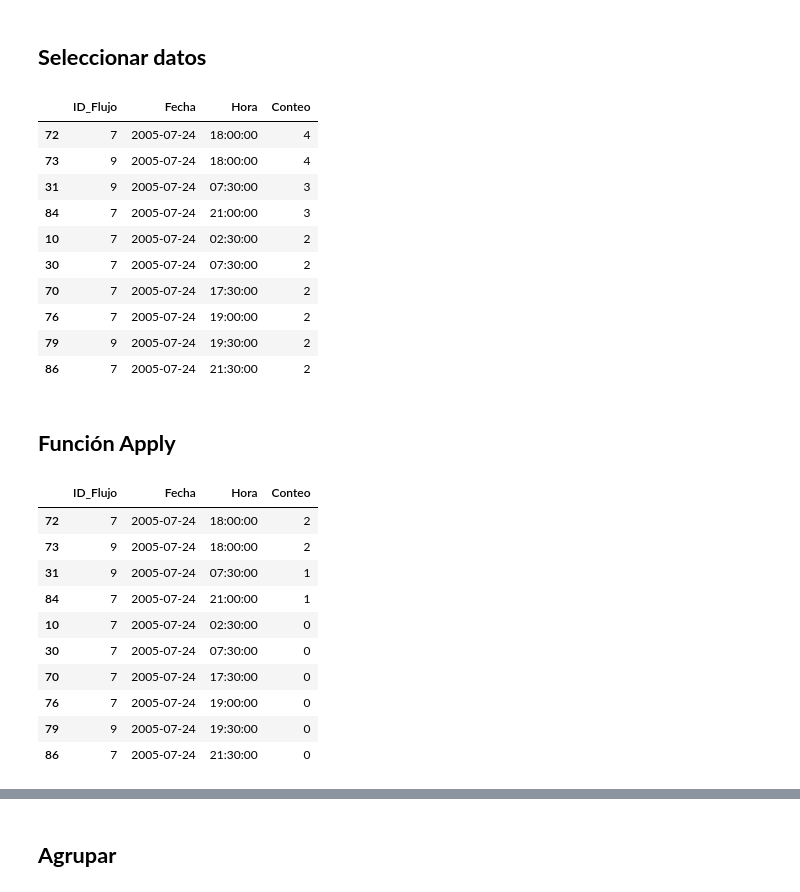
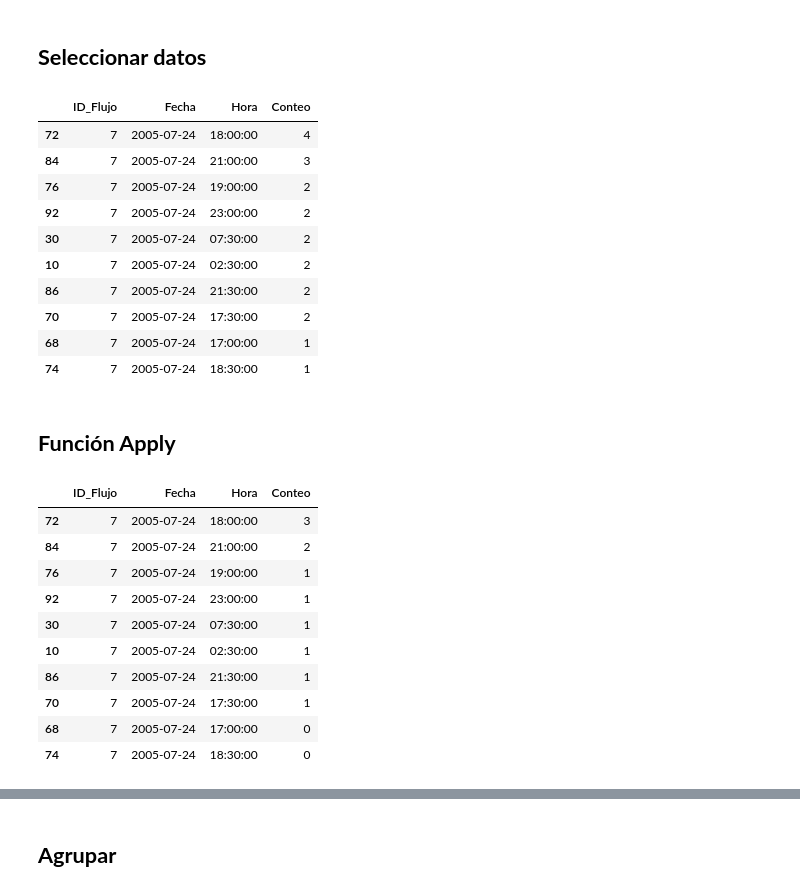
Before and after one commit to aabarzu/Coding-Dojo, a Jupyter notebook: EjerciciosSobreGroupBy.ipynb, the cells around one changed output, grey strips where cells are left out. Saved outputs shown, nothing was run; the diff lists cells and outputs as text; code cells hidden in the pictures.

```diff
--- a/EjerciciosSobreGroupBy.ipynb
+++ b/EjerciciosSobreGroupBy.ipynb
@@ -53,29 +53,29 @@ df
 # %%
 #Seleccionar datos
 
 #1.-Selecciona todos los datos para la fecha del 24 de Julio de 2005 que tengan un número de identificación de flujo = 7
 
-filter_fecha = df['Fecha'] =='2005-07-24'
+filtro_data = (df['Fecha'] =='2005-07-24') & (df['ID_Flujo'] == 7 )
 
 #De los datos seleccionados en el paso 1, clasifica los resultados de conteo en orden descendiente y
 #Crea el formato de salida de las 10 filas superiores.
 #Asigna el formato de salida a una variable llamada top10.
 
-top10 = df.loc[filter_fecha].sort_values('Conteo',ascending=False).head(10)
+top10 = df.loc[filtro_data].sort_values('Conteo',ascending=False).head(10)
 
 top10
 # %% [output]
 |  | ID_Flujo | Fecha | Hora | Conteo |
 | 72 | 7 | 2005-07-24 | 18:00:00 | 4 |
-| 73 | 9 | 2005-07-24 | 18:00:00 | 4 |
-| 31 | 9 | 2005-07-24 | 07:30:00 | 3 |
 | 84 | 7 | 2005-07-24 | 21:00:00 | 3 |
+| 76 | 7 | 2005-07-24 | 19:00:00 | 2 |
+| 92 | 7 | 2005-07-24 | 23:00:00 | 2 |
+| 30 | 7 | 2005-07-24 | 07:30:00 | 2 |
 | 10 | 7 | 2005-07-24 | 02:30:00 | 2 |
-| 30 | 7 | 2005-07-24 | 07:30:00 | 2 |
+| 86 | 7 | 2005-07-24 | 21:30:00 | 2 |
 | 70 | 7 | 2005-07-24 | 17:30:00 | 2 |
-| 76 | 7 | 2005-07-24 | 19:00:00 | 2 |
-| 79 | 9 | 2005-07-24 | 19:30:00 | 2 |
-| 86 | 7 | 2005-07-24 | 21:30:00 | 2 |
+| 68 | 7 | 2005-07-24 | 17:00:00 | 1 |
+| 74 | 7 | 2005-07-24 | 18:30:00 | 1 |
 # %% [markdown]
 ## **Función Apply**
 # %%
@@ -86,16 +86,16 @@ top10['Conteo'] = top10['Conteo'].apply(lambda x:x-top10['Conteo'].min())
 top10
 # %% [output]
 |  | ID_Flujo | Fecha | Hora | Conteo |
-| 72 | 7 | 2005-07-24 | 18:00:00 | 2 |
-| 73 | 9 | 2005-07-24 | 18:00:00 | 2 |
-| 31 | 9 | 2005-07-24 | 07:30:00 | 1 |
-| 84 | 7 | 2005-07-24 | 21:00:00 | 1 |
-| 10 | 7 | 2005-07-24 | 02:30:00 | 0 |
-| 30 | 7 | 2005-07-24 | 07:30:00 | 0 |
-| 70 | 7 | 2005-07-24 | 17:30:00 | 0 |
-| 76 | 7 | 2005-07-24 | 19:00:00 | 0 |
-| 79 | 9 | 2005-07-24 | 19:30:00 | 0 |
-| 86 | 7 | 2005-07-24 | 21:30:00 | 0 |
+| 72 | 7 | 2005-07-24 | 18:00:00 | 3 |
+| 84 | 7 | 2005-07-24 | 21:00:00 | 2 |
+| 76 | 7 | 2005-07-24 | 19:00:00 | 1 |
+| 92 | 7 | 2005-07-24 | 23:00:00 | 1 |
+| 30 | 7 | 2005-07-24 | 07:30:00 | 1 |
+| 10 | 7 | 2005-07-24 | 02:30:00 | 1 |
+| 86 | 7 | 2005-07-24 | 21:30:00 | 1 |
+| 70 | 7 | 2005-07-24 | 17:30:00 | 1 |
+| 68 | 7 | 2005-07-24 | 17:00:00 | 0 |
+| 74 | 7 | 2005-07-24 | 18:30:00 | 0 |
 # %%
 #luego saca el valor promedio de los conteos resultantes.
 print(f" Suma   = {top10['Conteo'].sum()}  ")
```
Also changed, not shown: parts of 1 cell of this notebook.
